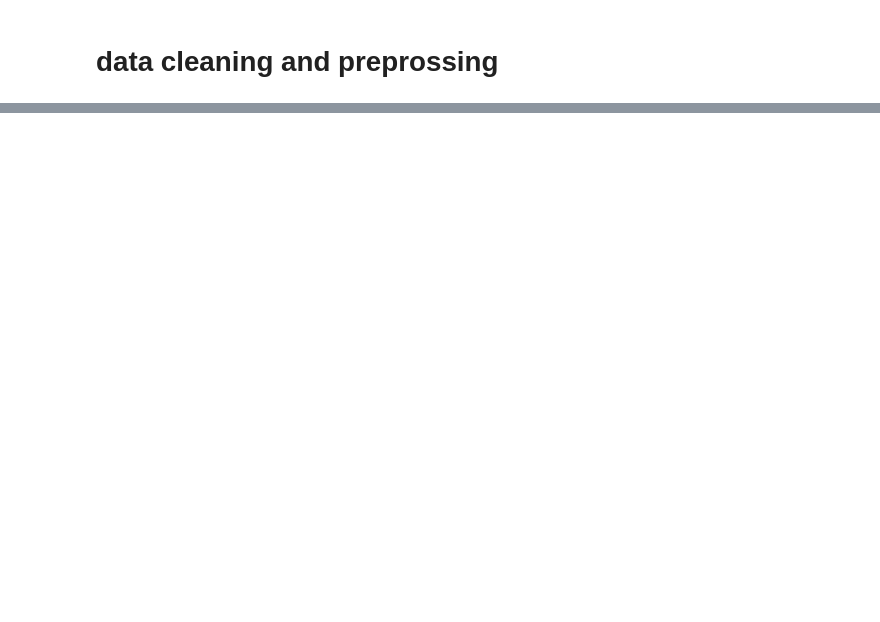
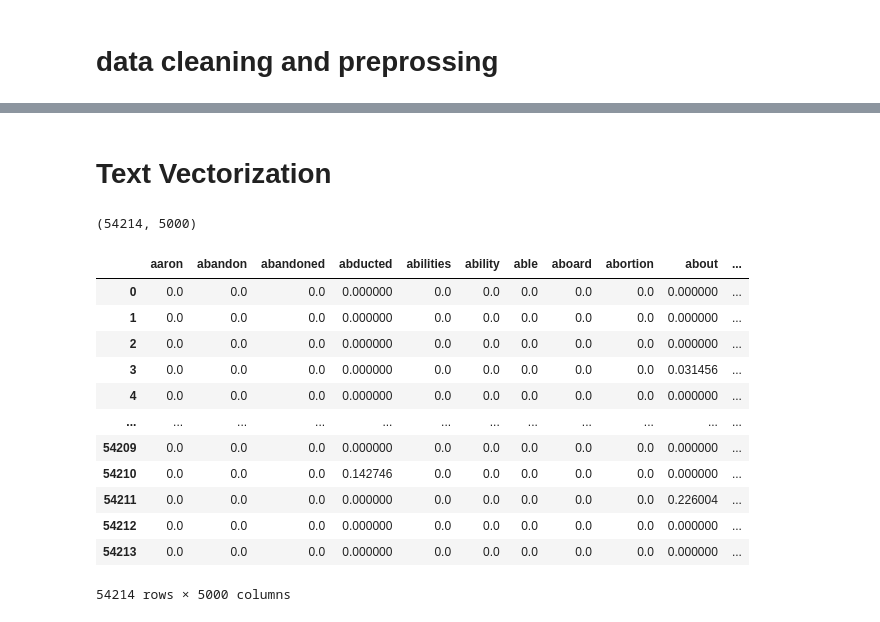
Before and after one commit to Sonam-Chaudhari/CODSOFT, a Jupyter notebook: Movie_genere_classification/Movie_classification.ipynb, the cells around one changed output, grey strips where cells are left out. Drawn from its saved outputs; the diff is of its cells as text; code cells hidden in the pictures; blank space fills up the shorter version.

```diff
--- a/Movie_genere_classification/Movie_classification.ipynb
+++ b/Movie_genere_classification/Movie_classification.ipynb
@@ -280,14 +291,9 @@ train_data.tail()
-# %%
-#performing tokenization
-from nltk.tokenize import word_tokenize
-
-
-def toknize(text):
-    if isinstance(text, str) and text.strip() != "":  # Check if text is a non-empty string
-        return word_tokenize(text)
-    else:
-        return []  # Return an empty list if it's not a valid string
-
-# Ensure all entries are strings, then apply the tokenization function
-train_data['DESCRIPTION'] = train_data['DESCRIPTION'].fillna("").astype(str).apply(toknize)
+# %%
+def stemming(text):
+    from nltk import PorterStemmer
+    ps=PorterStemmer().stem
+    # dir(PorterStemmer())
+    new_text=" ".join([ps(word) for word in text ])
+    return new_text
+train_data['DESCRIPTION']=train_data['DESCRIPTION'].apply(lambda x : stemming(x))
 # %%
@@ -301,0 +318,31 @@ train_data.tail()
+# %% [markdown]
+# Text Vectorization
+# %%
+#Performing Text vectorization using TF IDF
+from sklearn.feature_extraction.text import TfidfVectorizer
+
+# Initialize TfidfVectorizer
+tf_idf = TfidfVectorizer(max_features=5000, stop_words=None)
+Description_tf_idf = tf_idf.fit_transform(train_data['cleaned_description'])
+print(Description_tf_idf.shape)
+# %% [output]
+(54214, 5000)
+# %%
+Description_tf_idf=pd.DataFrame(Description_tf_idf.toarray())
+Description_tf_idf.columns = tf_idf.get_feature_names_out()
+
+Description_tf_idf
+# %% [output]
+|  | aaron | abandon | abandoned | abducted | abilities | ability | able | aboard | abortion | about | ... |
+| 0 | 0.0 | 0.0 | 0.0 | 0.000000 | 0.0 | 0.0 | 0.0 | 0.0 | 0.0 | 0.000000 | ... |
+| 1 | 0.0 | 0.0 | 0.0 | 0.000000 | 0.0 | 0.0 | 0.0 | 0.0 | 0.0 | 0.000000 | ... |
+| 2 | 0.0 | 0.0 | 0.0 | 0.000000 | 0.0 | 0.0 | 0.0 | 0.0 | 0.0 | 0.000000 | ... |
+| 3 | 0.0 | 0.0 | 0.0 | 0.000000 | 0.0 | 0.0 | 0.0 | 0.0 | 0.0 | 0.031456 | ... |
+| 4 | 0.0 | 0.0 | 0.0 | 0.000000 | 0.0 | 0.0 | 0.0 | 0.0 | 0.0 | 0.000000 | ... |
+| ... | ... | ... | ... | ... | ... | ... | ... | ... | ... | ... | ... |
+| 54209 | 0.0 | 0.0 | 0.0 | 0.000000 | 0.0 | 0.0 | 0.0 | 0.0 | 0.0 | 0.000000 | ... |
+| 54210 | 0.0 | 0.0 | 0.0 | 0.142746 | 0.0 | 0.0 | 0.0 | 0.0 | 0.0 | 0.000000 | ... |
+| 54211 | 0.0 | 0.0 | 0.0 | 0.000000 | 0.0 | 0.0 | 0.0 | 0.0 | 0.0 | 0.226004 | ... |
+| 54212 | 0.0 | 0.0 | 0.0 | 0.000000 | 0.0 | 0.0 | 0.0 | 0.0 | 0.0 | 0.000000 | ... |
+| 54213 | 0.0 | 0.0 | 0.0 | 0.000000 | 0.0 | 0.0 | 0.0 | 0.0 | 0.0 | 0.000000 | ... |
+54214 rows × 5000 columns
```
Also changed, not shown: parts of 24 cells of this notebook, 1 other file.
